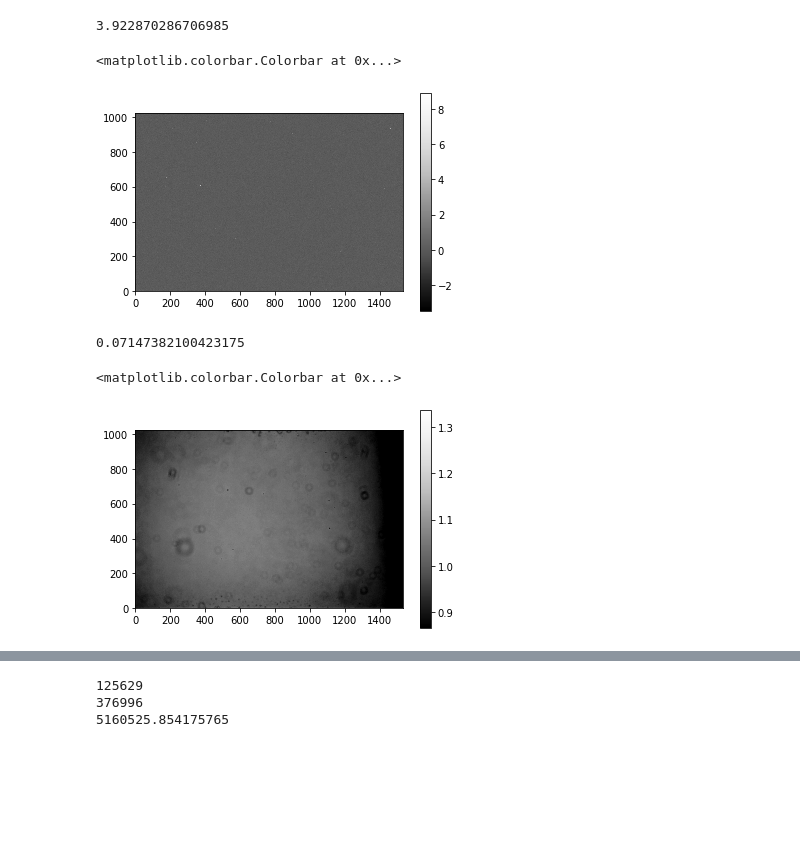
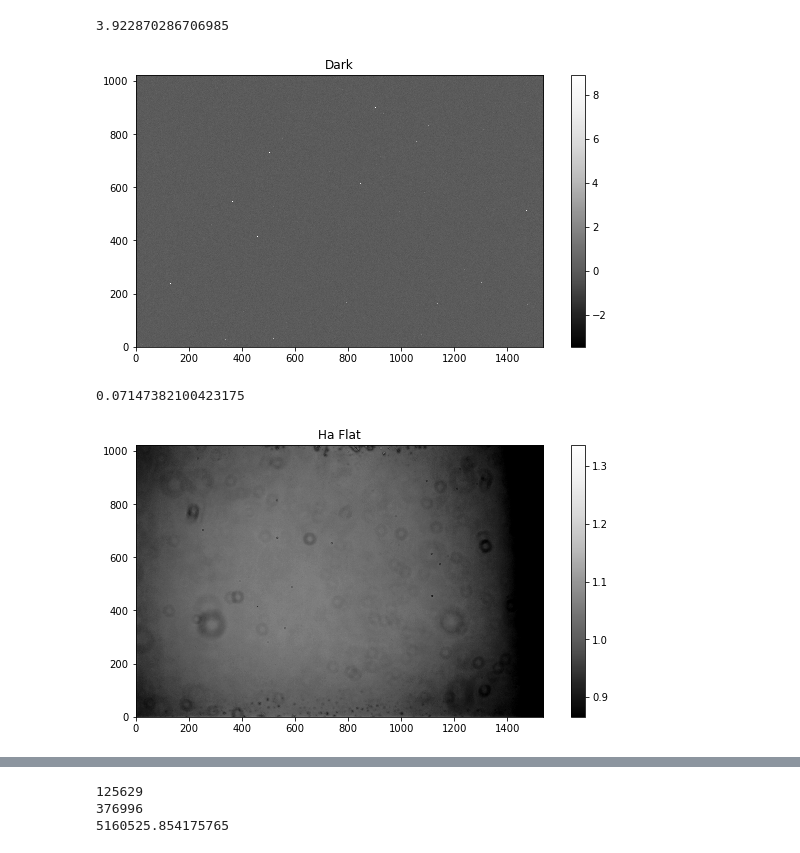
Before and after one commit to lucaspauker/phys100-final-project, a Jupyter notebook: M94_Data_Reduction.ipynb, the cells around one changed output, grey strips where cells are left out. Cells and saved outputs as stored; diff of their text form; code cells hidden in the pictures; blank space fills up the shorter version.

```diff
--- a/M94_Data_Reduction.ipynb
+++ b/M94_Data_Reduction.ipynb
@@ -56,10 +60,11 @@ np.std(masterbias)
 # %%
 masterdark = average_dark(darkfiles, masterbias)
 plt.imshow(masterdark,vmin=np.median(masterdark)-2*np.std(masterdark),vmax=np.median(masterdark)+5*np.std(masterdark))
 plt.colorbar()
+plt.title("Dark")
+plt.show()
 # %% [output]
-<matplotlib.colorbar.Colorbar at 0x...>
-[figure, old version]
+[figure, new version]
 # %%
 np.mean(masterdark)
 # %% [output]
@@ -68,9 +73,10 @@ np.mean(masterdark)
 masterHaflat = average_flat(Haflatfiles, masterbias, masterdark)
 plt.imshow(masterHaflat,vmin=np.median(masterHaflat)-2*np.std(masterHaflat),vmax=np.median(masterHaflat)+5*np.std(masterHaflat))
 plt.colorbar()
+plt.title("Ha Flat")
+plt.show()
 # %% [output]
-<matplotlib.colorbar.Colorbar at 0x...>
-[figure, old version]
+[figure, new version]
 # %%
 masterRflat = average_flat(Rflatfiles, masterbias, masterdark)
 plt.imshow(masterRflat,vmin=np.median(masterRflat)-2*np.std(masterRflat),vmax=np.median(masterRflat)+5*np.std(masterRflat))
```
Also changed, not shown: parts of 17 cells of this notebook.
